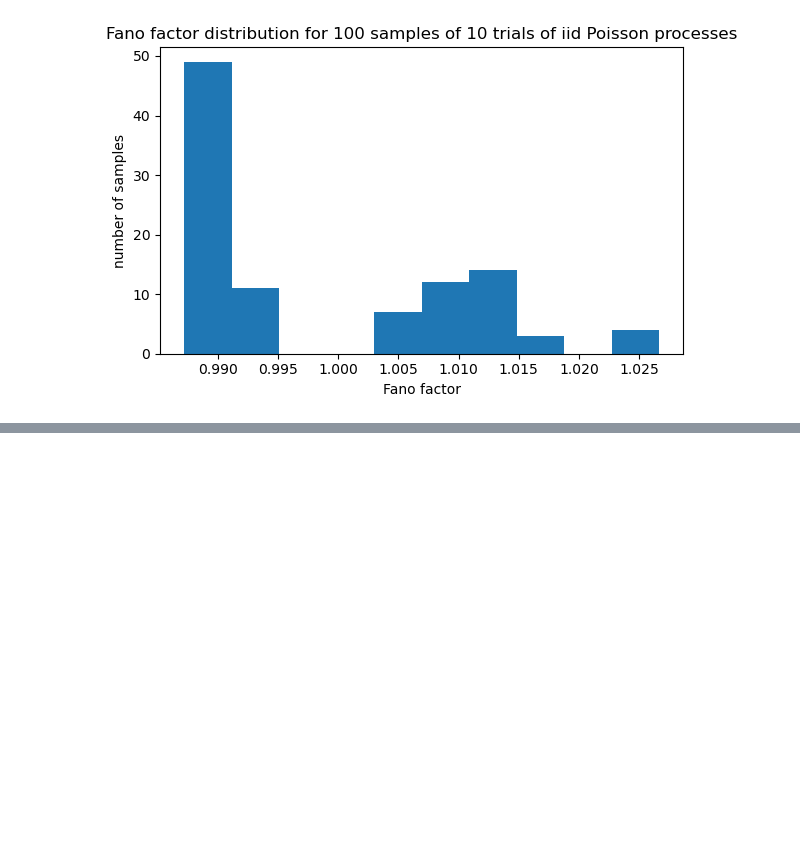
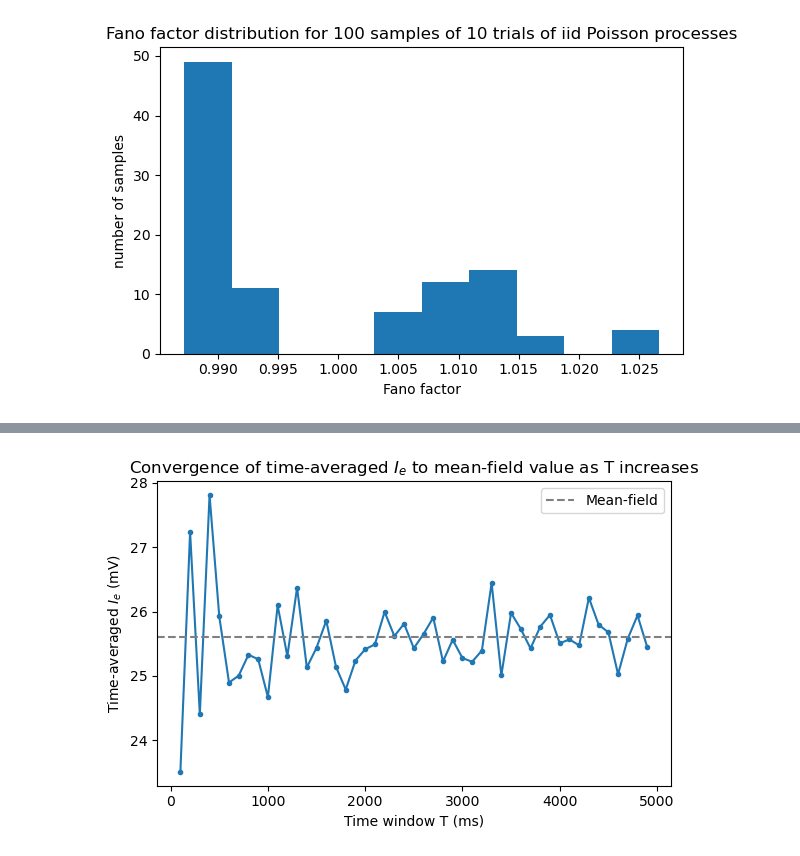
Before and after one commit to yuesha-yc/ModelingNeuralCircuits, a Jupyter notebook: NeuralDynamics.ipynb, the cells around one changed output, grey strips where cells are left out. Cells and saved outputs as stored; diff of their text form; code cells hidden in the pictures; blank space fills up the shorter version.

```diff
--- a/NeuralDynamics.ipynb
+++ b/NeuralDynamics.ipynb
@@ -1941,0 +2436,89 @@ plt.tight_layout()
+# %%
+# np.random.seed(6)
+
+# Time
+T = 500
+
+I_e_time_avg_values = []
+T_values = np.arange(100, 5000, 100)
+
+for T in T_values:
+    dt = 0.1
+    time = np.arange(0, T, dt)
+
+    # Neuron parameters
+    E_L = -72
+    tau_m = 10
+    D = 2
+    V_th = 5
+    V_re = -75
+    V_T = -55
+
+    # excitatory rate and number of neurons
+    r_e = 8 / 1000
+
+    K_e = 200
+
+    # inhibitory rate and number of neurons
+    r_i = 15 / 1000
+    K_i = 50
+
+    # Synapse parameters
+    j_e = 16.0
+    j_i = -16.0
+    tau_e = 5
+    tau_i = 5
+
+    # Synaptic weights
+    J_e = j_e + np.zeros(K_e)
+    J_i = j_i + np.zeros(K_i)
+
+    # Spike densities
+    S_e = np.random.binomial(1, r_e * dt, (K_e, len(time))) / dt
+    S_i = np.random.binomial(1, r_i * dt, (K_i, len(time))) / dt
+
+    # Stationary mean of Ie and Ii
+    # from mean-field theory
+    IeBar=K_e*j_e*r_e
+    IiBar=K_i*j_i*r_i
+
+    # Stationary mean membrane potential of a leaky integrator
+    IBar=IeBar+IiBar
+    # print(f"Mean input current: {IBar:.2f} mV")
+    V0=E_L+IBar
+
+    # Initialize voltage
+    V = np.zeros_like(time)
+    V[0] = E_L
+    I_i = np.zeros_like(time)
+    I_e = np.zeros_like(time)
+
+    PostSpikeTimes=[]
+
+    for n in range(len(time)-1):
+        I_e[n + 1] = I_e[n] + dt * (1 / tau_e) * (-I_e[n] + J_e @ S_e[:,n])
+
+    # compute time average of I_e
+    I_e_time_avg = 1/T * np.sum(I_e)*dt
+    I_e_time_avg_values.append(I_e_time_avg)
+
+
+# plt.plot(time,I_e_time_avg+np.zeros_like(time),'k--', color='orange', label=f'T={T} ms')
+# plt.plot(time,IeBar+np.zeros_like(time),'k--', label='Mean-field')
+# plt.ylabel('$I_e$ (mV)')
+# plt.xlabel('Time (ms)')
+
+# plt.show()
+
+# plot time-averaged I_e vs T
+plt.plot(T_values, I_e_time_avg_values, 'o-')
+plt.axhline(y=IeBar, color='gray', linestyle='--', label='Mean-field')
+# plt.xscale('log')
+plt.xlabel('Time window T (ms)')
+plt.ylabel('Time-averaged $I_e$ (mV)')
+plt.title('Convergence of time-averaged $I_e$ to mean-field value as T increases')
+plt.legend()
+plt.tight_layout()
+plt.show()
+# %% [output]
+[figure, added]
```
Also changed, not shown: parts of 19 cells of this notebook.
